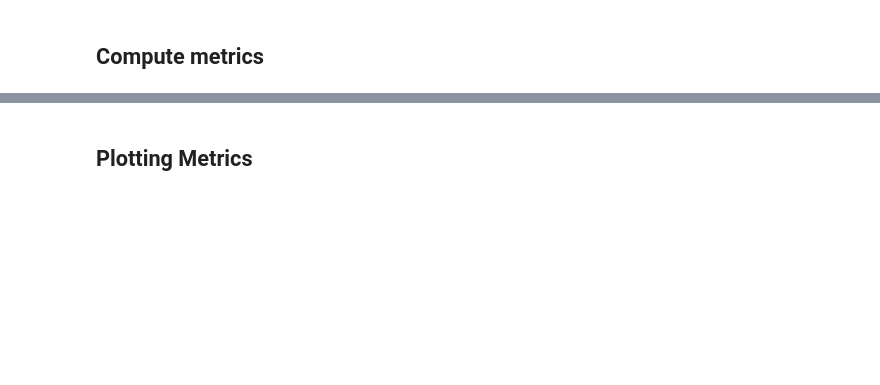
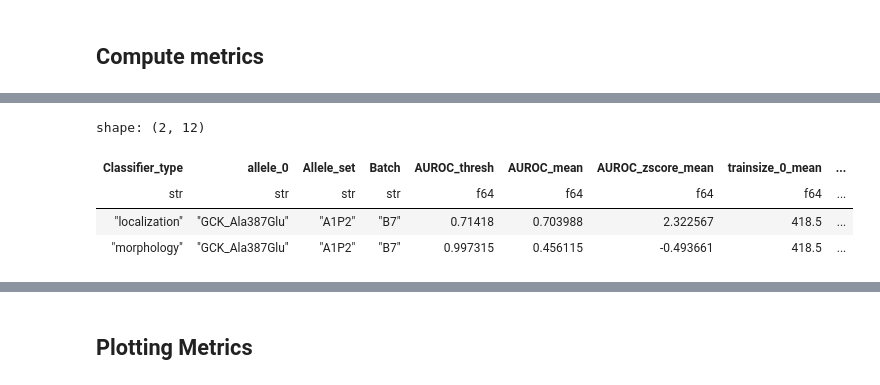
Before and after one commit to broadinstitute/2025_varchamp_snakemake, a Jupyter notebook: snakemake_pipeline/classification/classification_metrics.ipynb, the cells around one changed output, grey strips where cells are left out. Cells and saved outputs as stored; diff of their text form; code cells hidden in the pictures; blank space fills up the shorter version.

```diff
--- a/snakemake_pipeline/classification/classification_metrics.ipynb
+++ b/snakemake_pipeline/classification/classification_metrics.ipynb
@@ -484,0 +497,8 @@ Total number of unique WT genes: 103
+# %%
+wtvar_summary.filter(pl.col("allele_0")=="GCK_Ala387Glu")
+# %% [output]
+shape: (2, 12)
+| Classifier_type | allele_0 | Allele_set | Batch | AUROC_thresh | AUROC_mean | AUROC_zscore_mean | trainsize_0_mean | ... |
+| str | str | str | str | f64 | f64 | f64 | f64 | ... |
+| "localization" | "GCK_Ala387Glu" | "A1P2" | "B7" | 0.71418 | 0.703988 | 2.322567 | 418.5 | ... |
+| "morphology" | "GCK_Ala387Glu" | "A1P2" | "B7" | 0.997315 | 0.456115 | -0.493661 | 418.5 | ... |
```
Also changed, not shown: parts of 12 cells of this notebook.
